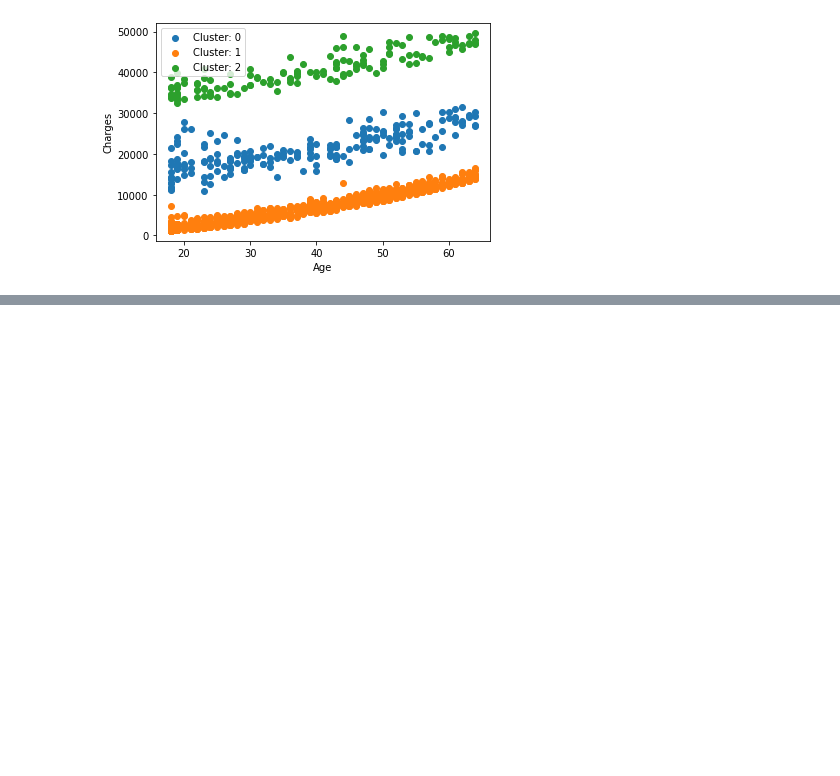
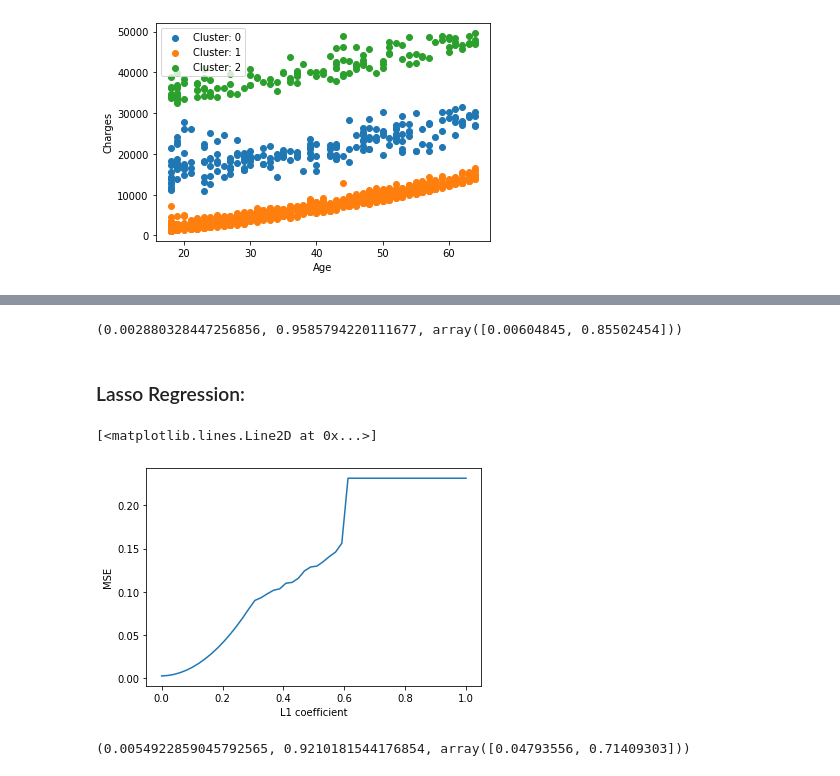
Before and after one commit to Pavel3P/Machine-Learning, a Jupyter notebook: 1/main.ipynb, the cells around one changed output, grey strips where cells are left out. Cells and saved outputs as stored; diff of their text form; code cells hidden in the pictures; blank space fills up the shorter version.

Commit message:
Tidying up notebook
Added markdowns, lasso and ridge regression
 parts, bucket part, usage of sklearn.

```diff
--- a/1/main.ipynb
+++ b/1/main.ipynb
@@ -199,0 +117,2 @@ plt.scatter(axes[:, 1], prediction, xlabel="BMI", y_label="Charges")
+# %%
+dataset = dataset[["age", "charges"]]
@@ -199,0 +148,6 @@ plt.scatter(axes[:, 1], prediction, xlabel="BMI", y_label="Charges")
+# %%
+data = dataset.to_numpy()
+min_vals = np.min(data, axis=0)
+max_vals = np.max(data, axis=0)
+data = (data - min_vals) / (max_vals - min_vals)
+data
@@ -199,0 +167,44 @@ plt.scatter(axes[:, 1], prediction, xlabel="BMI", y_label="Charges")
+# %%
+idxs = np.arange(0, len(dataset))
+np.random.shuffle(idxs)
+
+X = data[:, [0]]
+Y = data[:, 1]
+
+n = int(0.5 * len(dataset))
+
+X_train = X[idxs[:n]]
+Y_train = Y[idxs[:n]]
+
+X_test = X[idxs[n:]]
+Y_test = Y[idxs[n:]]
+
+linregr = LinearRegression()
+linregr.train(X_train, Y_train)
+
+linregr.MSE(X_test, Y_test), linregr.score(X_test, Y_test), linregr.w
+# %% [output]
+(0.002880328447256856, 0.9585794220111677, array([0.00604845, 0.85502454]))
+# %% [markdown]
+### Lasso Regression:
+# %%
+L1 = np.linspace(0, 1, 50)
+mses = []
+for l1 in L1:
+    lr = LinearRegression(l1=l1)
+    lr.train(X_train, Y_train)
+    mses.append(lr.MSE(X_test, Y_test))
+
+plt.xlabel("L1 coefficient")
+plt.ylabel("MSE")
+plt.plot(L1, mses)
+# %% [output]
+[<matplotlib.lines.Line2D at 0x...>]
+[figure, added]
+# %%
+linregr_l1 = LinearRegression(l1=.05)
+linregr_l1.train(X_train, Y_train)
+
+linregr_l1.MSE(X_test, Y_test), linregr_l1.score(X_test, Y_test), linregr_l1.w
+# %% [output]
+(0.0054922859045792565, 0.9210181544176854, array([0.04793556, 0.71409303]))
```
Also changed, not shown: parts of 50 cells of this notebook.
